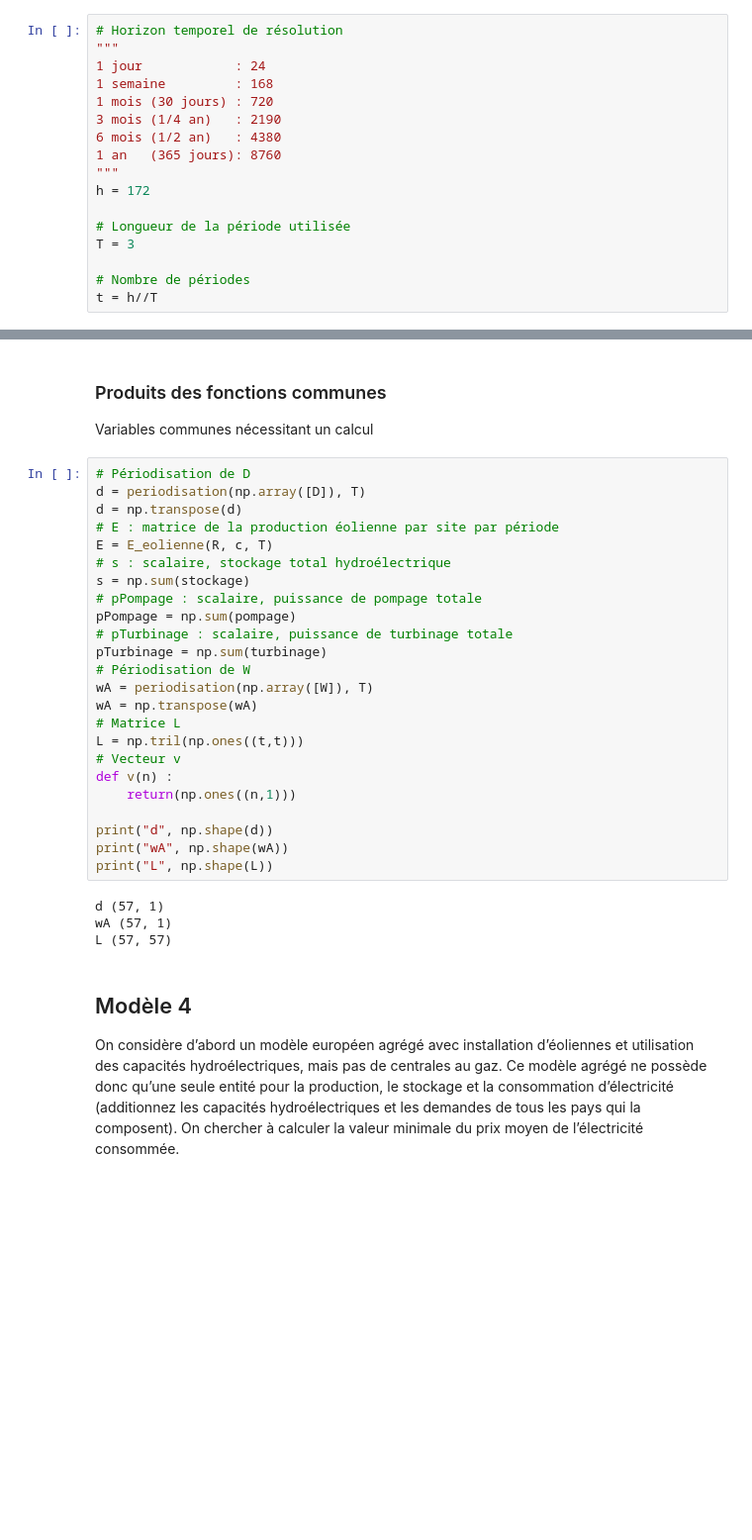
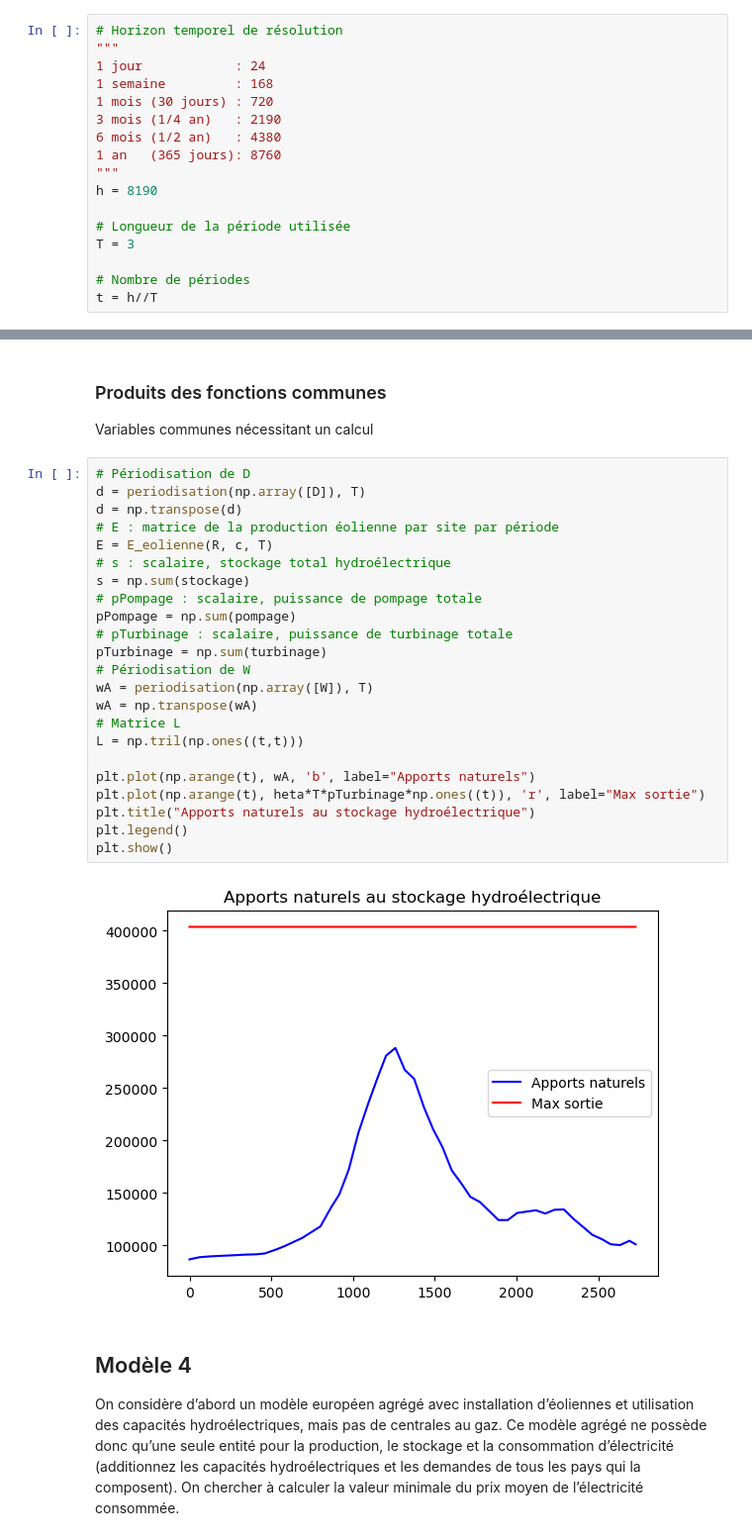
Before and after one commit to igivotron/LINMA1702, a Jupyter notebook: P2/Partie2-LINMA1702.ipynb, the cells around one changed output, grey strips where cells are left out. Shown at 99% size. Cells and saved outputs as stored; diff of their text form; blank space fills up the shorter version.

```diff
--- a/P2/Partie2-LINMA1702.ipynb
+++ b/P2/Partie2-LINMA1702.ipynb
@@ -67,7 +61,7 @@ W (8760,)
 6 mois (1/2 an)   : 4380
 1 an   (365 jours): 8760
 """
-h = 172
+h = 8190
 
 # Longueur de la période utilisée
 T = 3
@@ -126,31 +112,28 @@ Variables communes nécessitant un calcul
 # %%
 # Périodisation de D
 d = periodisation(np.array([D]), T)
 d = np.transpose(d)
 # E : matrice de la production éolienne par site par période
 E = E_eolienne(R, c, T)
 # s : scalaire, stockage total hydroélectrique
 s = np.sum(stockage)
 # pPompage : scalaire, puissance de pompage totale
 pPompage = np.sum(pompage)
 # pTurbinage : scalaire, puissance de turbinage totale
 pTurbinage = np.sum(turbinage)
 # Périodisation de W
 wA = periodisation(np.array([W]), T)
 wA = np.transpose(wA)
 # Matrice L
 L = np.tril(np.ones((t,t)))
-# Vecteur v
-def v(n) :
-    return(np.ones((n,1)))
 
-print("d", np.shape(d))
-print("wA", np.shape(wA))
-print("L", np.shape(L))
+plt.plot(np.arange(t), wA, 'b', label="Apports naturels")
+plt.plot(np.arange(t), heta*T*pTurbinage*np.ones((t)), 'r', label="Max sortie")
+plt.title("Apports naturels au stockage hydroélectrique")
+plt.legend()
+plt.show()
 # %% [output]
-d (57, 1)
-wA (57, 1)
-L (57, 57)
+[figure, added]
 # %% [markdown]
 ## Modèle 4
 On considère d’abord un modèle européen agrégé avec installation d’éoliennes et utilisation des capacités hydroélectriques, mais pas de centrales au gaz. Ce modèle agrégé ne possède donc qu’une seule entité pour la production, le stockage et la consommation d’électricité (additionnez les capacités hydroélectriques et les demandes de tous les pays qui la composent).
```
Also changed, not shown: parts of 13 cells of this notebook.
